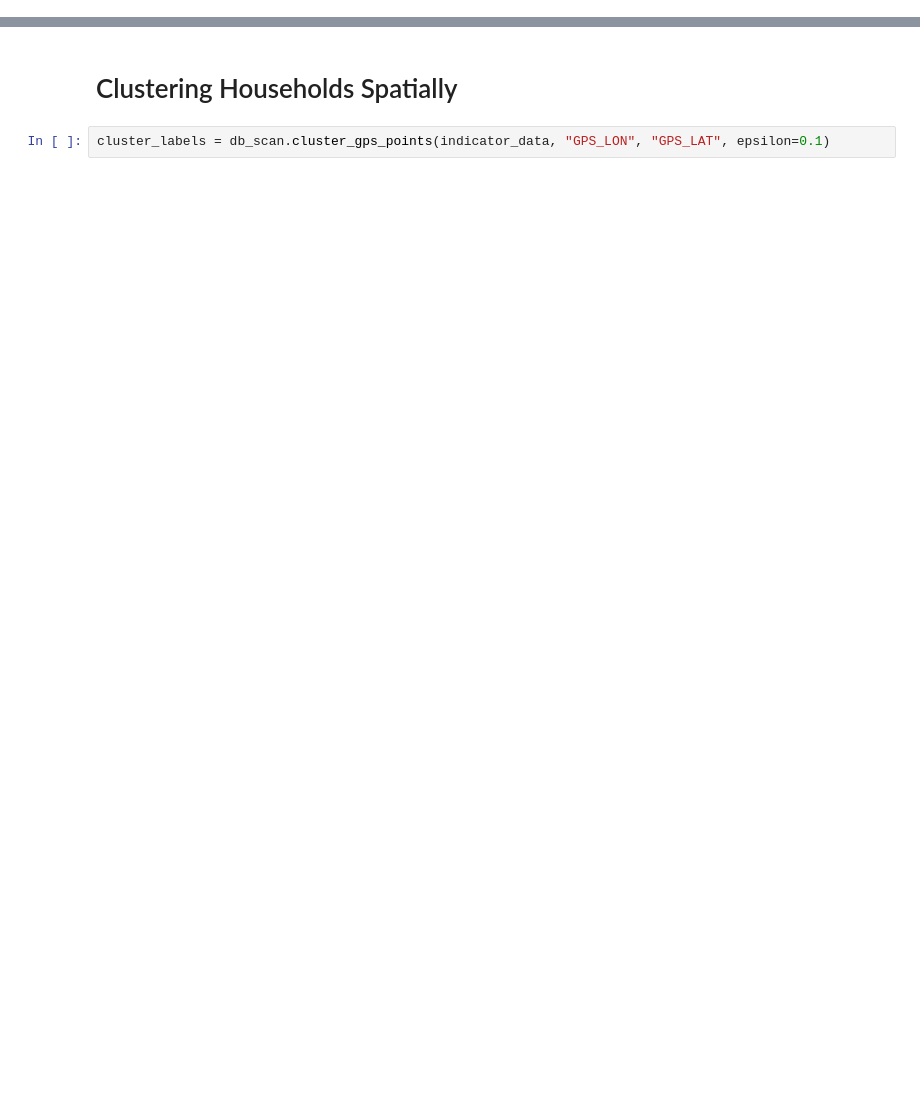
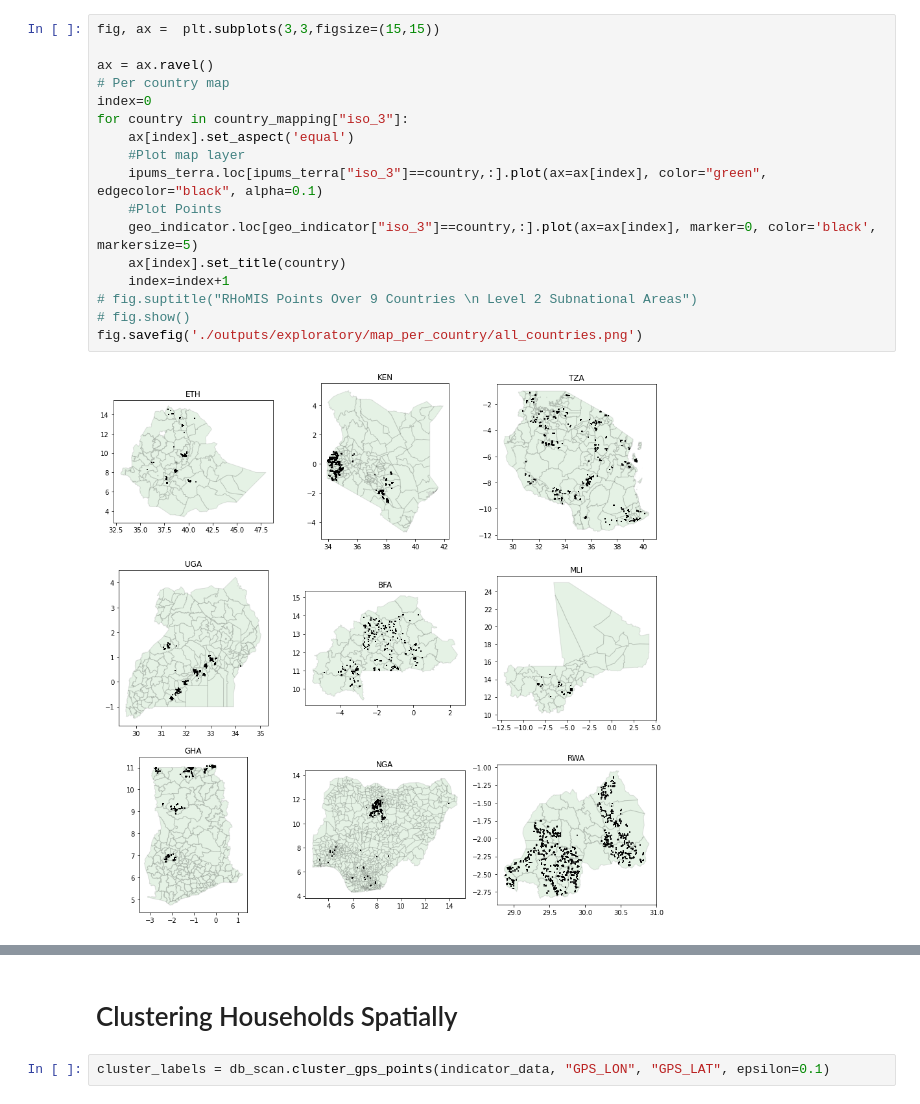
Before and after one commit to l-gorman/farm-size-analysis, a Jupyter notebook: explore.ipynb, the cells around one changed output, grey strips where cells are left out. Drawn from its saved outputs; the diff is of its cells as text; blank space fills up the shorter version.

```diff
--- a/explore.ipynb
+++ b/explore.ipynb
@@ -99,6 +94,25 @@ fig.show()
 fig.savefig('./outputs/exploratory/map.png')
 # %% [output]
 [figure]
+# %%
+fig, ax =  plt.subplots(3,3,figsize=(15,15))
+
+ax = ax.ravel()
+# Per country map
+index=0
+for country in country_mapping["iso_3"]:
+    ax[index].set_aspect('equal')
+    #Plot map layer
+    ipums_terra.loc[ipums_terra["iso_3"]==country,:].plot(ax=ax[index], color="green", edgecolor="black", alpha=0.1)
+    #Plot Points
+    geo_indicator.loc[geo_indicator["iso_3"]==country,:].plot(ax=ax[index], marker=0, color='black', markersize=5)
+    ax[index].set_title(country)
+    index=index+1
+# fig.suptitle("RHoMIS Points Over 9 Countries \n Level 2 Subnational Areas")
+# fig.show()
+fig.savefig('./outputs/exploratory/map_per_country/all_countries.png')
+# %% [output]
+[figure, added]
 # %%
 # Grouping by
 row_subsets = indicator_data["LandCultivated"].notna() & indicator_data["LandCultivated"].between(0.05,100)
```
Also changed, not shown: parts of 12 cells of this notebook, 14 other files.
